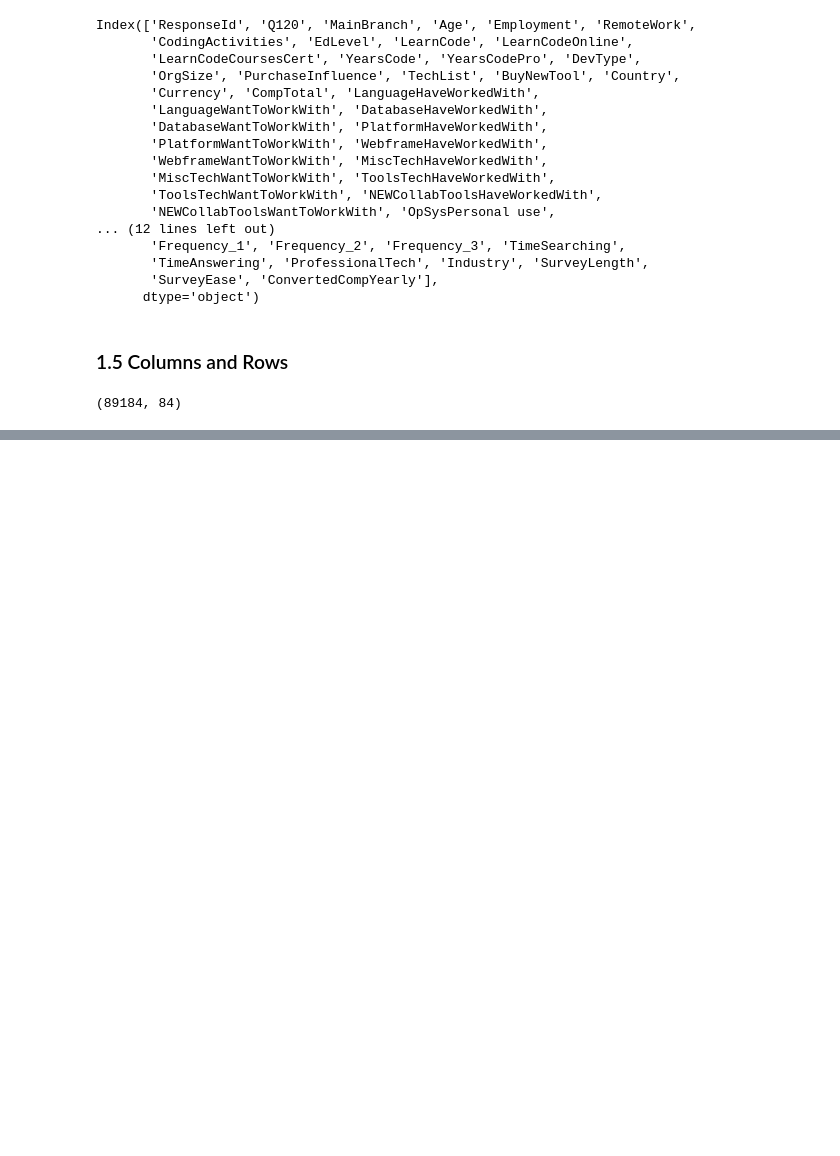
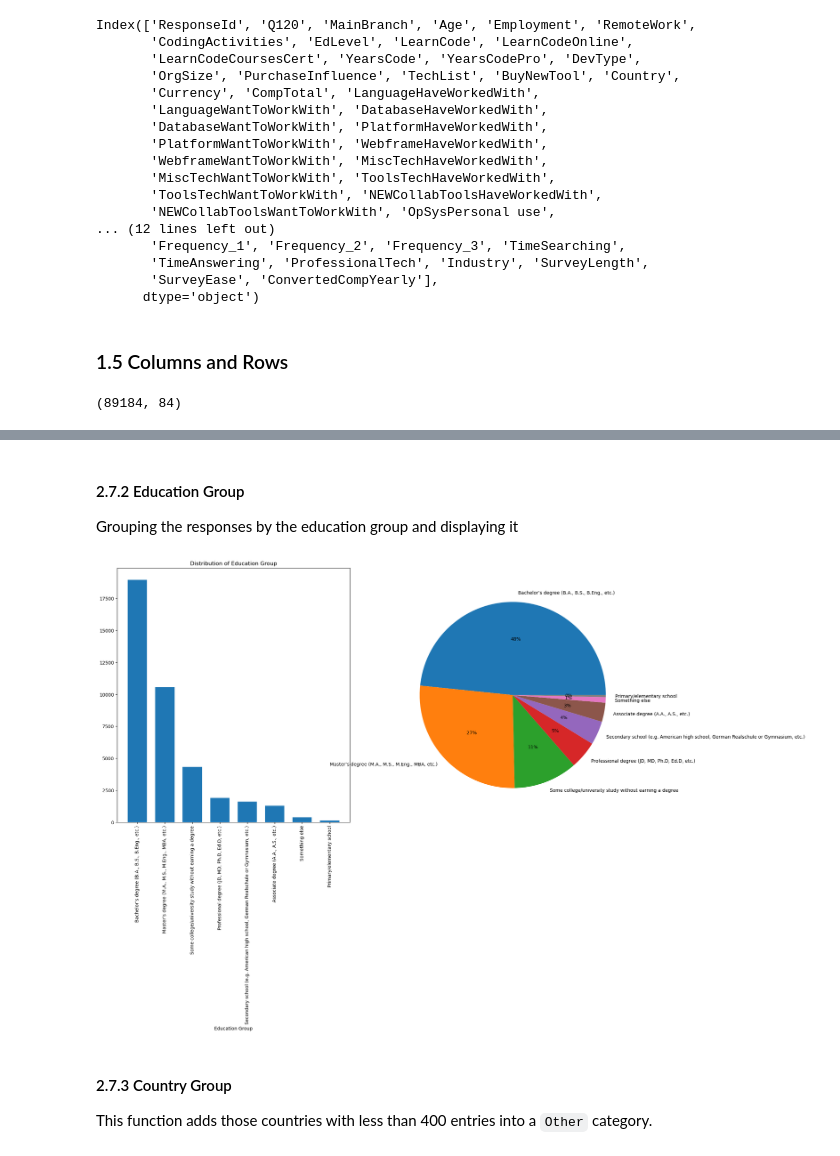
Before and after one commit to mariosantos2023410/Final-Project_Salary-Prediction-Calculator, a Jupyter notebook: salary_prediction_calculator.ipynb, the cells around one changed output, grey strips where cells are left out. Saved outputs shown, nothing was run; the diff lists cells and outputs as text; code cells hidden in the pictures; blank space fills up the shorter version.

```diff
--- a/salary_prediction_calculator.ipynb
+++ b/salary_prediction_calculator.ipynb
@@ -88,0 +223,26 @@ df.shape
+# %% [markdown]
+#### 2.7.2 Education Group
+
+Grouping the responses by the education group and displaying it
+# %%
+ed = df["EdLevel"].value_counts()
+
+label = ed.index
+value = ed.values
+
+plt.figure(figsize=(20, 10))
+plt.subplot(1,2,1)
+plt.title('Distribution of Education Group')
+plt.xlabel('Education Group')
+plt.bar(label, value, width=0.7)
+plt.xticks(rotation=90)
+
+plt.subplot(1,2,2)
+plt.pie(x=value, labels=label, autopct='%.0f%%')
+plt.show()
+# %% [output]
+[figure, added]
+# %% [markdown]
+#### 2.7.3 Country Group
+
+This function adds those countries with less than 400 entries into a `Other` category.
```
Also changed, not shown: parts of 64 cells of this notebook, 2 other files.
